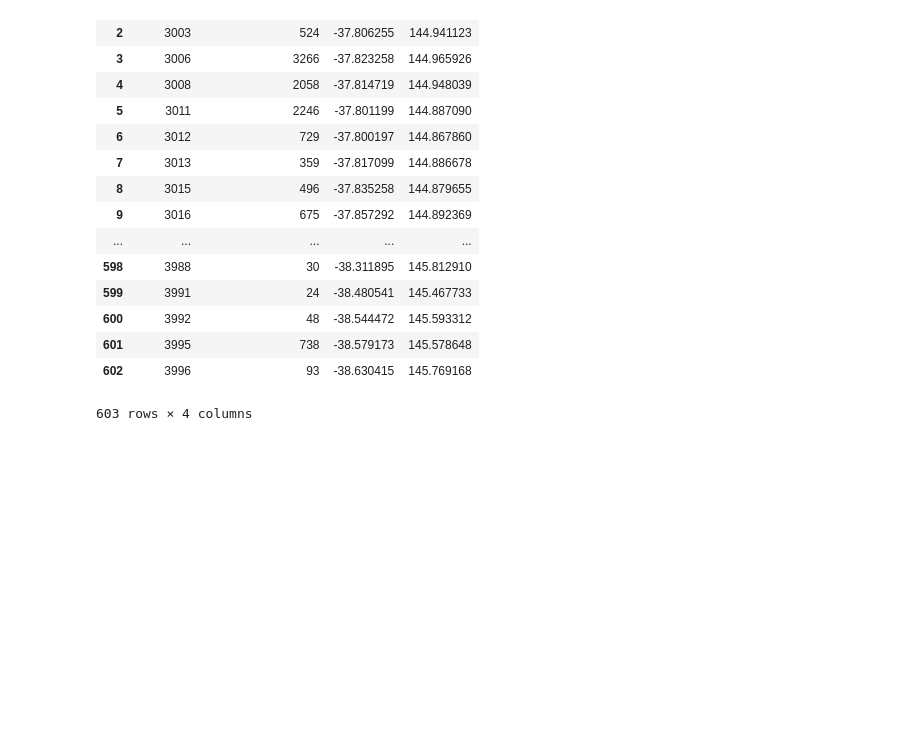
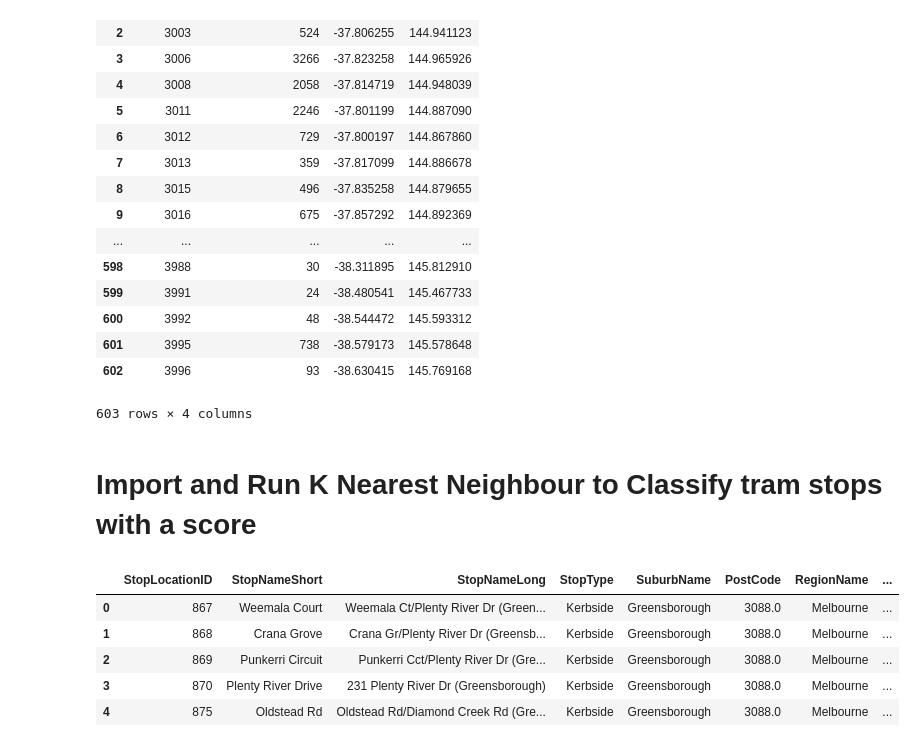
Before and after one commit to tgrrr/melbourne-datathon, a Jupyter notebook: Pandas/CrimeData.ipynb, the cells around one changed output. Cells and saved outputs as stored; diff of their text form; code cells hidden in the pictures; blank space fills up the shorter version.

Commit message:
Completed csv file including normalised weights
Refer to tram_model.csv for final csv file with normalised weights.

```diff
--- a/Pandas/CrimeData.ipynb
+++ b/Pandas/CrimeData.ipynb
@@ -461,0 +459,2 @@ crime_processed.to_csv('crimes_weighted.csv', index=False)
+# %% [markdown]
+# Import and Run K Nearest Neighbour to Classify tram stops with a score
@@ -461,0 +463,11 @@ crime_processed.to_csv('crimes_weighted.csv', index=False)
+# %%
+tram_data = pd.read_csv('stop_locations.txt', sep="|",names = ["StopLocationID","StopNameShort","StopNameLong","StopType","SuburbName"
+                                                               ,"PostCode","RegionName", "LocalGovernmentArea","StatDivision","lat","lon"] )
+tram_data.head()
+# %% [output]
+|  | StopLocationID | StopNameShort | StopNameLong | StopType | SuburbName | PostCode | RegionName | ... |
+| 0 | 867 | Weemala Court | Weemala Ct/Plenty River Dr (Green... | Kerbside | Greensborough | 3088.0 | Melbourne | ... |
+| 1 | 868 | Crana Grove | Crana Gr/Plenty River Dr (Greensb... | Kerbside | Greensborough | 3088.0 | Melbourne | ... |
+| 2 | 869 | Punkerri Circuit | Punkerri Cct/Plenty River Dr (Gre... | Kerbside | Greensborough | 3088.0 | Melbourne | ... |
+| 3 | 870 | Plenty River Drive | 231 Plenty River Dr (Greensborough) | Kerbside | Greensborough | 3088.0 | Melbourne | ... |
+| 4 | 875 | Oldstead Rd | Oldstead Rd/Diamond Creek Rd (Gre... | Kerbside | Greensborough | 3088.0 | Melbourne | ... |
```
Also changed, not shown: parts of 24 cells of this notebook, 11 other files.
